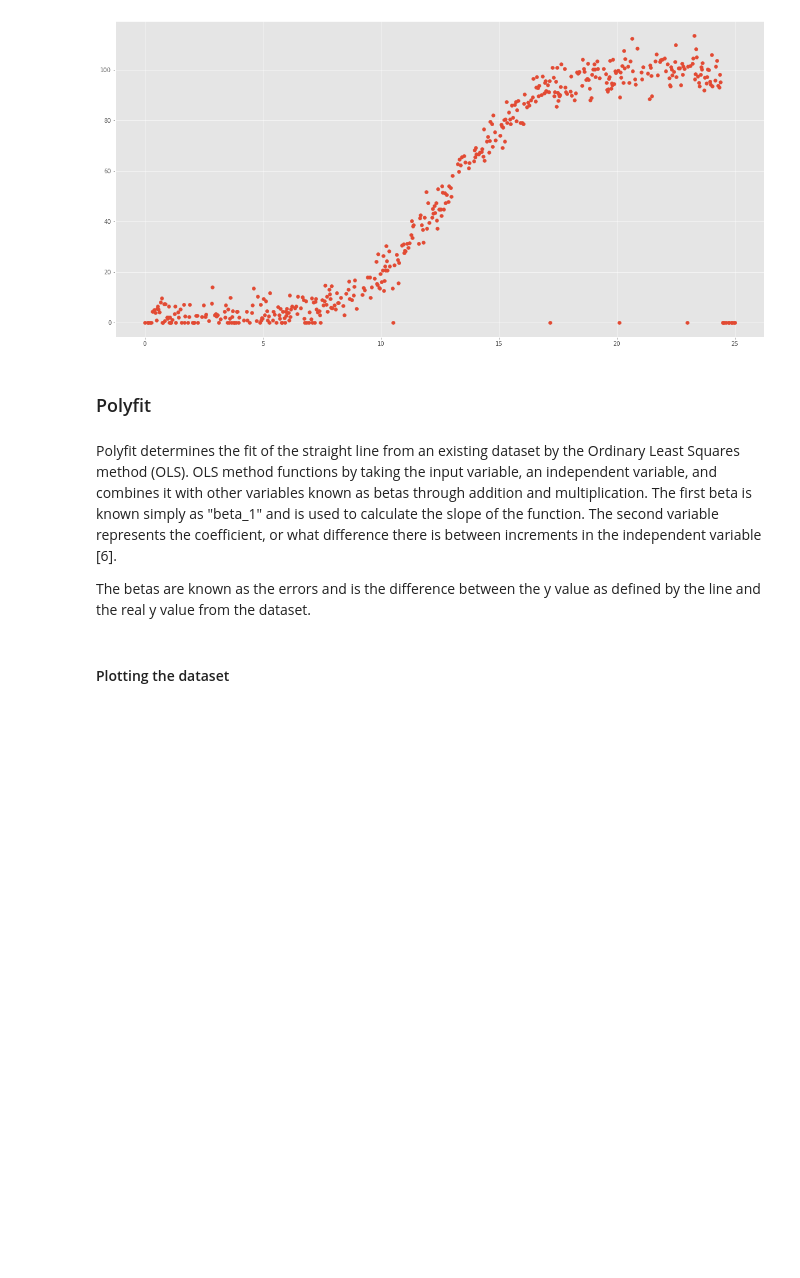
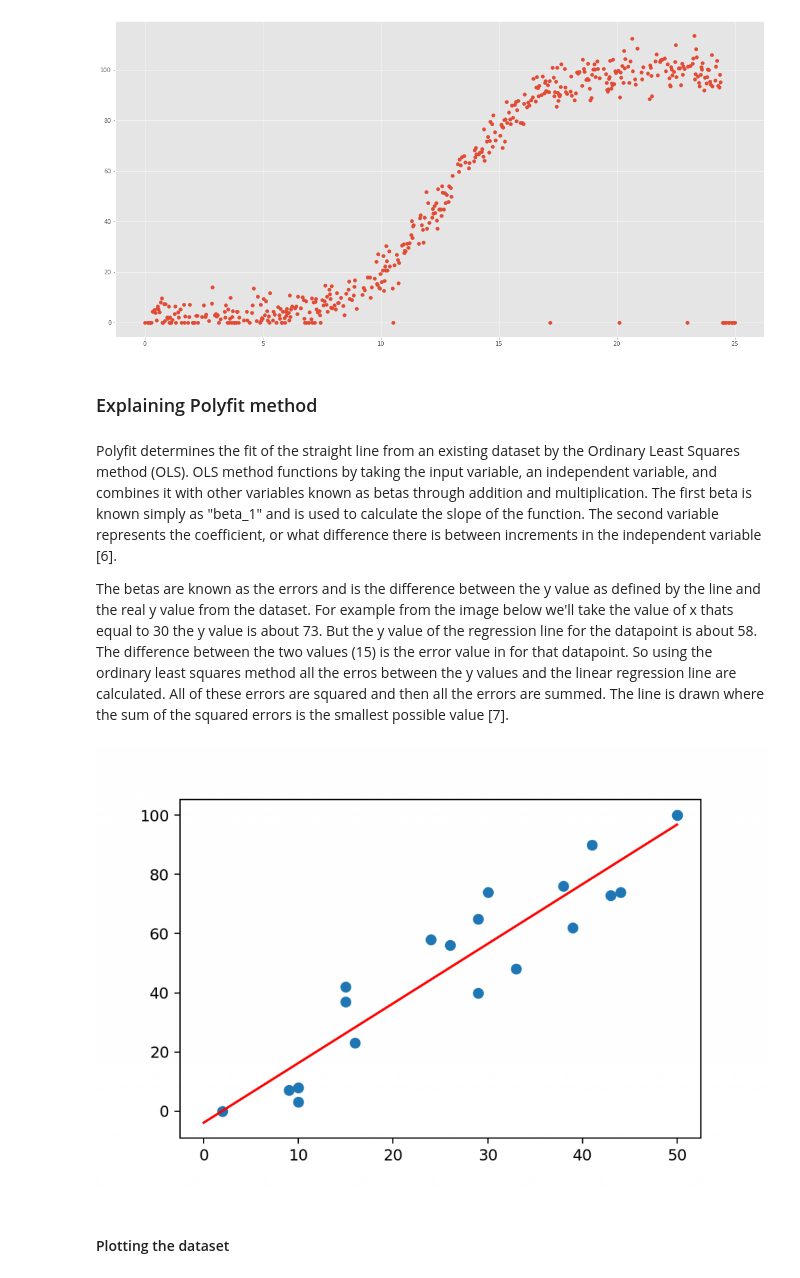
Before and after one commit to nmanley73/Project-Fundamentals, a Jupyter notebook: Project-Fundamentals.ipynb, the cells around one changed output. Saved outputs shown, nothing was run; the diff lists cells and outputs as text; code cells hidden in the pictures; blank space fills up the shorter version.

```diff
--- a/Project-Fundamentals.ipynb
+++ b/Project-Fundamentals.ipynb
@@ -68,11 +68,17 @@ plt.scatter(x, y);
 # %% [output]
 [figure]
 # %% [markdown]
-### Polyfit
+### Explaining Polyfit method
 # %% [markdown]
 Polyfit determines the fit of the straight line from an existing dataset by the Ordinary Least Squares method (OLS). OLS method functions by taking the input variable, an independent variable, and combines it with other variables known as betas through addition and multiplication. The first beta is known simply as "beta_1" and is used to calculate the slope of the function. The second variable represents the coefficient, or what difference there is between increments in the independent variable [6].
 
-The betas are known as the errors and is the difference between the y value as defined by the line and the real y value from the dataset.
+The betas are known as the errors and is the difference between the y value as defined by the line and the real y value from the dataset. For example from the image below we'll take the value of x thats equal to 30 the y value is about 73. But the y value of the regression line for the datapoint is about 58. The difference between the two values (15) is the error value in for that datapoint. So using the ordinary least squares method all the erros between the y values and the linear regression line are calculated. All of these errors are squared and then all the errors are summed. The line is drawn where the sum of the squared errors is the smallest possible value [7].
+# %%
+from IPython.display import Image
+# impotr an image [7]
+Image(filename='linear-regression-fitted-line.png')
+# %% [output]
+[figure, added]
 # %% [markdown]
 #### Plotting the dataset
 # %%
```
Also changed, not shown: parts of 3 cells of this notebook.
